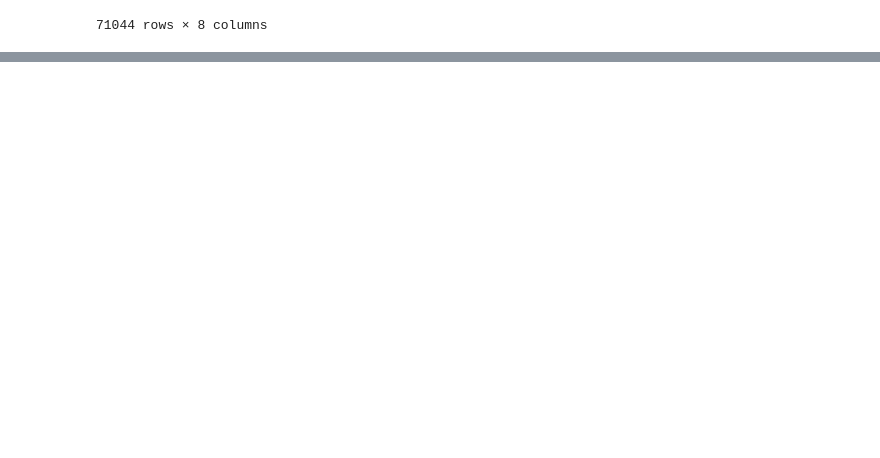
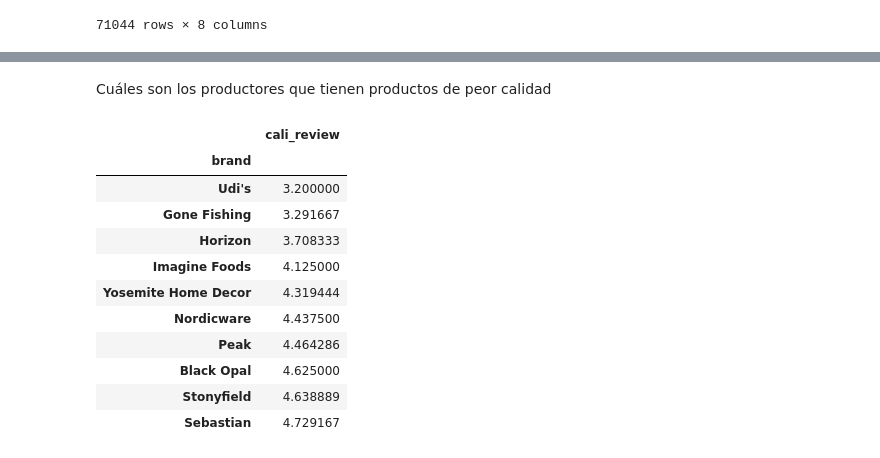
Before and after one commit to LuisDiego19FV/Lab5-Data-Science, a Jupyter notebook: Lab 5 ALL.ipynb, the cells around one changed output, grey strips where cells are left out. Saved outputs shown, nothing was run; the diff lists cells and outputs as text; code cells hidden in the pictures; blank space fills up the shorter version.

```diff
--- a/Lab 5 ALL.ipynb
+++ b/Lab 5 ALL.ipynb
@@ -274,0 +425,18 @@ df_calificacion
+# %% [markdown]
+Cuáles son los productores que tienen productos de peor calidad
+# %%
+df_calificacion[["brand","cali_review"]].groupby("brand")\
+.mean().sort_values(by=["cali_review"],ascending=True)[:10]
+# %% [output]
+|  | cali_review |
+| brand |  |
+| Udi's | 3.200000 |
+| Gone Fishing | 3.291667 |
+| Horizon | 3.708333 |
+| Imagine Foods | 4.125000 |
+| Yosemite Home Decor | 4.319444 |
+| Nordicware | 4.437500 |
+| Peak | 4.464286 |
+| Black Opal | 4.625000 |
+| Stonyfield | 4.638889 |
+| Sebastian | 4.729167 |
```
Also changed, not shown: parts of 16 cells of this notebook.
